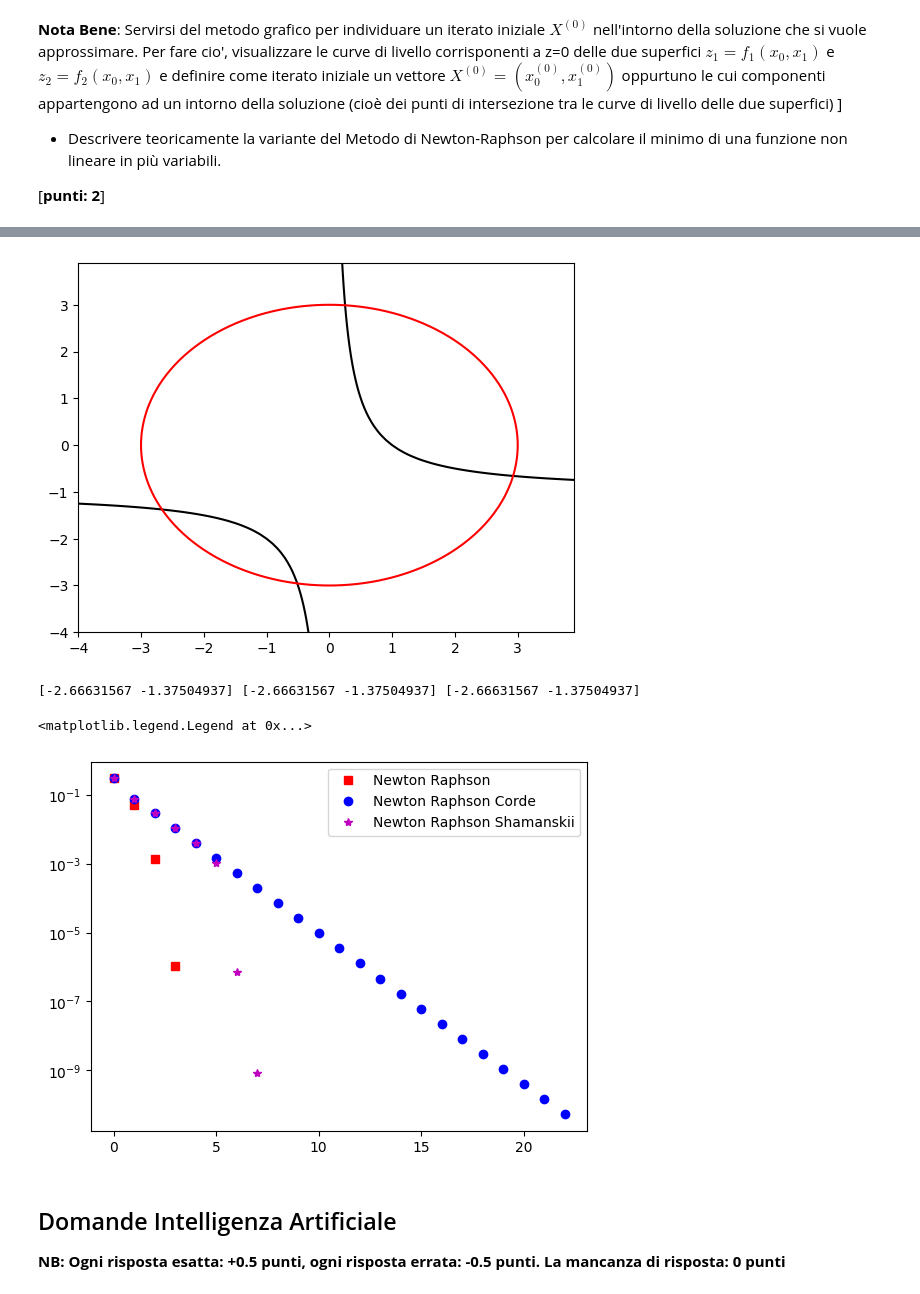
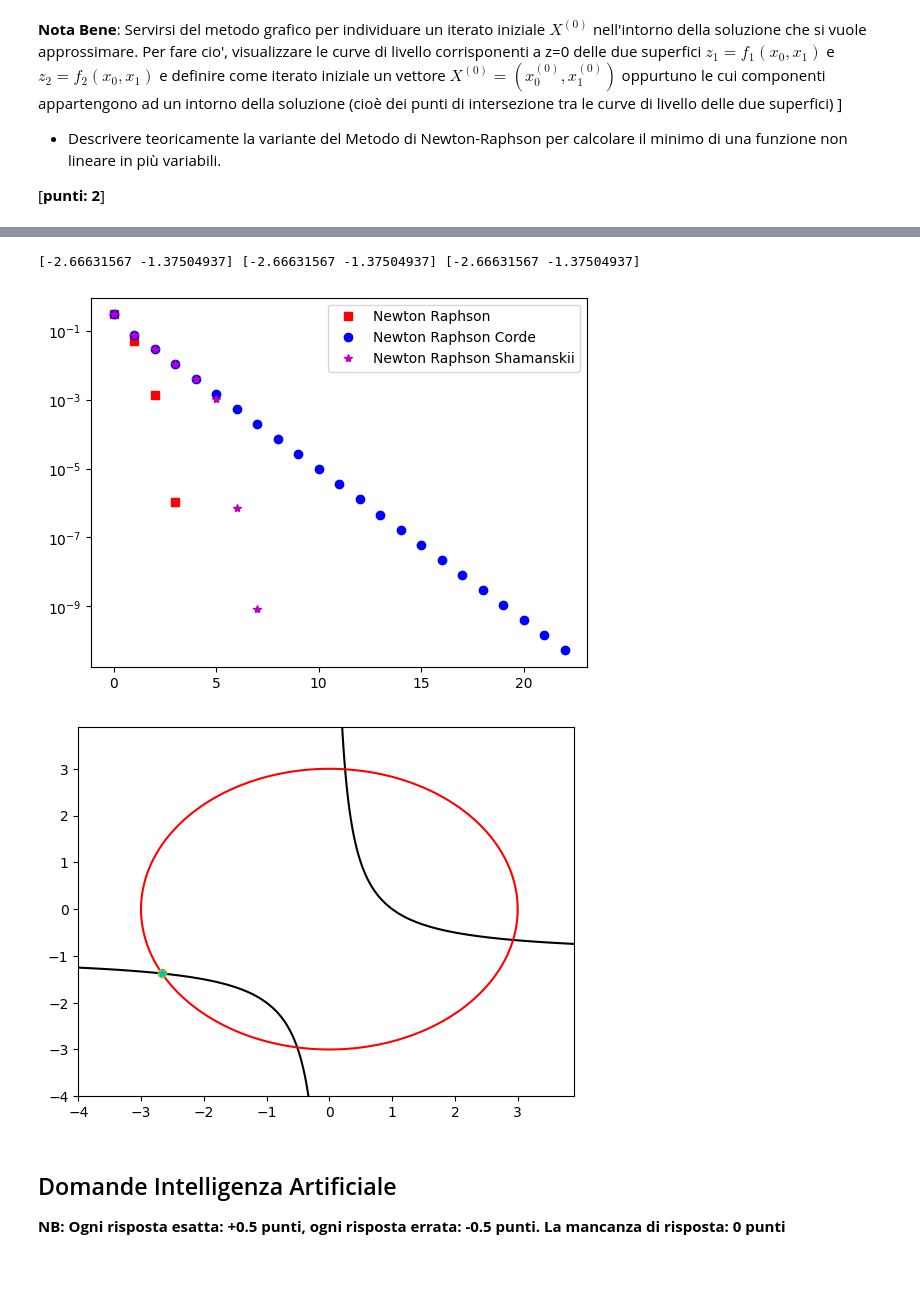
Before and after one commit to delpiter/Numerical_Methods_for_AI, a Jupyter notebook: exams/Exam_04-07-2024_I/Esame_MN_4_luglio_Turno_I.ipynb, the cells around one changed output, grey strips where cells are left out. Cells and saved outputs as stored; diff of their text form; code cells hidden in the pictures.

```diff
--- a/exams/Exam_04-07-2024_I/Esame_MN_4_luglio_Turno_I.ipynb
+++ b/exams/Exam_04-07-2024_I/Esame_MN_4_luglio_Turno_I.ipynb
@@ -339,7 +339,7 @@ def newton_rapshon_corde(init_guess,f,J,tolx,tolf,nmax):
         it=it+1
     return X,it,error
 # %%
-def newton_rapshon(init_guess,f,J,tolx,tolf,nmax,num):
+def newton_rapshon_sham(init_guess,f,J,tolx,tolf,nmax,num):
     X=np.array(init_guess, dtype=float)
 
     it=0
@@ -420,45 +420,46 @@ F_numerical = lambdify([x_sym, y_sym], F_sym(f1_sym,f2_sym), np)
 
 #Disegnare superfici e curve di livello per determinare la stima dell'iterato iniziale
 #Esempio
 x = np.arange(-4, 4, 0.1)
 y = np.arange(-4, 4, 0.1)
 X, Y = np.meshgrid(x, y)
 Z=np.zeros_like(X)
 superfici=F_numerical(X,Y).squeeze()
 
 # Plotta la superficie
 fig = plt.figure()
 ax = fig.add_subplot(111, projection='3d')
 # Plotta la superficie
 ax.plot_surface(X, Y, superfici[0,:,:], cmap='viridis',alpha=0.5)
 # Plotta la superficie
 ax.plot_surface(X, Y, superfici[1,:,:], cmap='Reds',alpha=0.5)
 ax.plot_surface(X, Y, Z, cmap='gray',alpha=0.5)
 plt.show()
 
-#Plot superifici di controllo
-plt.contour(X, Y,superfici[0,:,:], levels=[0], colors='black')
-plt.contour(X, Y,superfici[1,:,:], levels=[0], colors='red')
-plt.show()
 
 initial_guess=[-2,-1]
 tolX=1e-10
 tolF=1e-10
 max_iterations=200
 update=5
 
-X,it,errore=newton_raphson(initial_guess, F_numerical, J_numerical, tolX, tolF, max_iterations)
-Xc,itc,errorec=newton_raphson_corde(initial_guess, F_numerical, J_numerical, tolX, tolF, max_iterations)
-Xs,its,errores=newton_raphson_sham(initial_guess, F_numerical, J_numerical, tolX, tolF, max_iterations,update)
-print(X,Xc,Xs)
+Xn,it,errore=newton_rapshon(initial_guess, F_numerical, J_numerical, tolX, tolF, max_iterations)
+Xc,itc,errorec=newton_rapshon_corde(initial_guess, F_numerical, J_numerical, tolX, tolF, max_iterations)
+Xs,its,errores=newton_rapshon_sham(initial_guess, F_numerical, J_numerical, tolX, tolF, max_iterations,update)
+print(Xn,Xc,Xs)
 plt.semilogy(range(len(errore)),errore,'rs',range(len(errorec)),errorec,'bo',range(len(errores)),errores,'m*')
 plt.legend(['Newton Raphson','Newton Raphson Corde','Newton Raphson Shamanskii'])
+plt.show()
+#Plot superifici di controllo
+plt.contour(X, Y,superfici[0,:,:], levels=[0], colors='black')
+plt.contour(X, Y,superfici[1,:,:], levels=[0], colors='red')
+plt.plot(Xn[0],Xn[1],'y*',Xc[0],Xc[1],'yo',Xs[0],Xs[1],'c*',)
+plt.show()
 # %% [output]
 [figure]
+[-2.66631567 -1.37504937] [-2.66631567 -1.37504937] [-2.66631567 -1.37504937]
-[figure, old version]
+[figure, new version]
-[-2.66631567 -1.37504937] [-2.66631567 -1.37504937] [-2.66631567 -1.37504937]
-<matplotlib.legend.Legend at 0x...>
-[figure, old version]
+[figure, new version]
 # %% [markdown]
 
 ## Domande Intelligenza Artificiale
```
Also changed, not shown: parts of 3 cells of this notebook, 11 other files.
